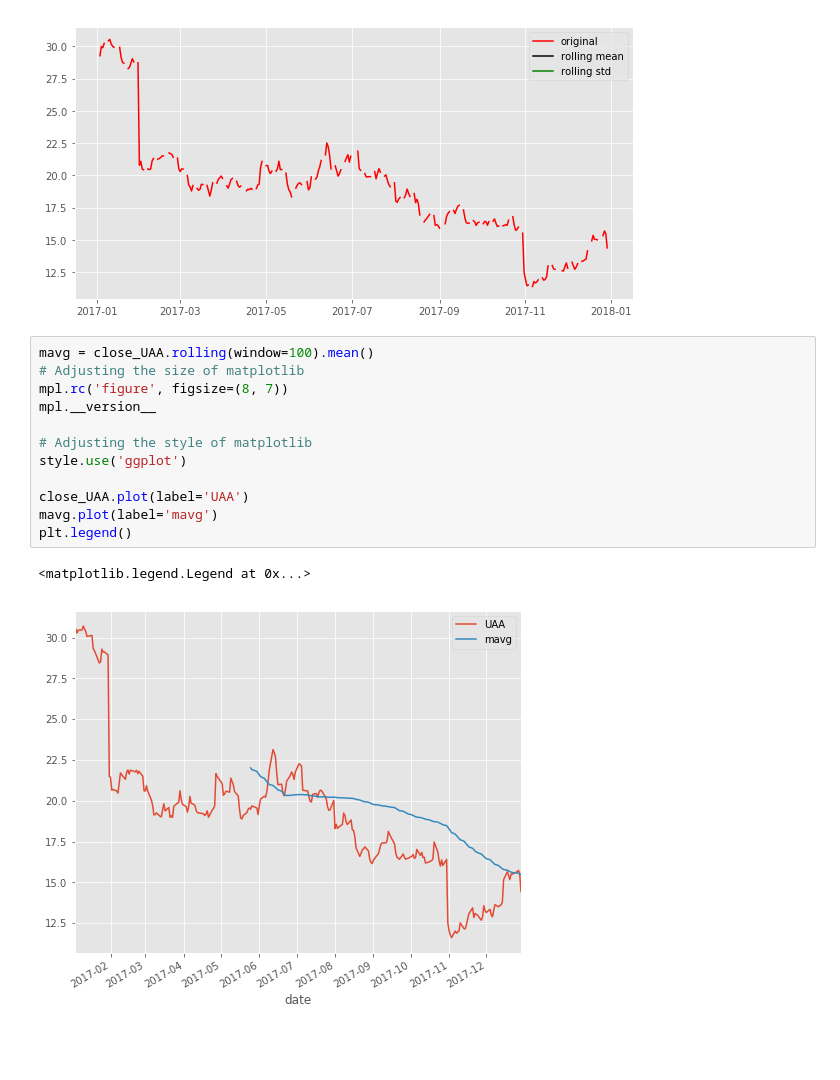
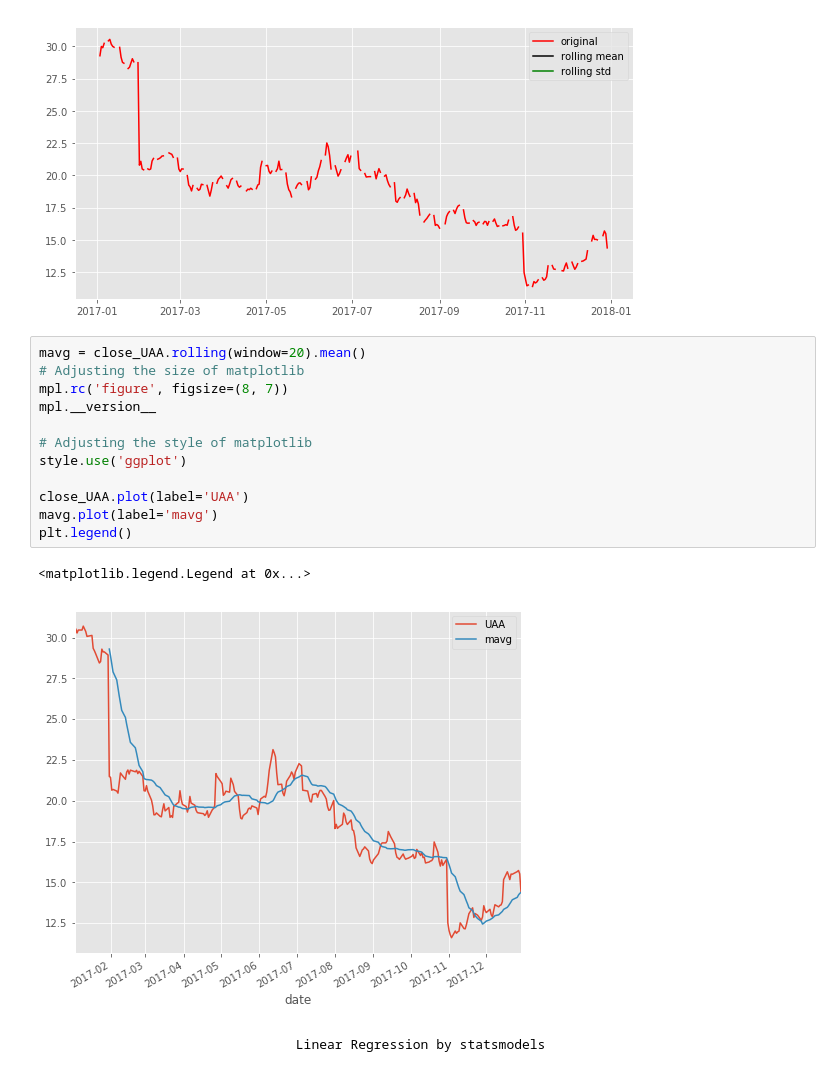
Before and after one commit to SondosJamal/visualization, a Jupyter notebook: visualization .ipynb, the cells around one changed output. Saved outputs shown, nothing was run; the diff lists cells and outputs as text; blank space fills up the shorter version.

```diff
--- a/visualization .ipynb
+++ b/visualization .ipynb
@@ -120,17 +121,19 @@ plot_rolling(low)
 # %% [output]
 [figure]
 # %%
-mavg = close_UAA.rolling(window=100).mean()
+mavg = close_UAA.rolling(window=20).mean()
 # Adjusting the size of matplotlib
 mpl.rc('figure', figsize=(8, 7))
 mpl.__version__
 
 # Adjusting the style of matplotlib
 style.use('ggplot')
 
 close_UAA.plot(label='UAA')
 mavg.plot(label='mavg')
 plt.legend()
 # %% [output]
 <matplotlib.legend.Legend at 0x...>
-[figure, old version]
+[figure, new version]
+# %% [markdown]
+                                   Linear Regression by statsmodels
```
Also changed, not shown: parts of 17 cells of this notebook.
